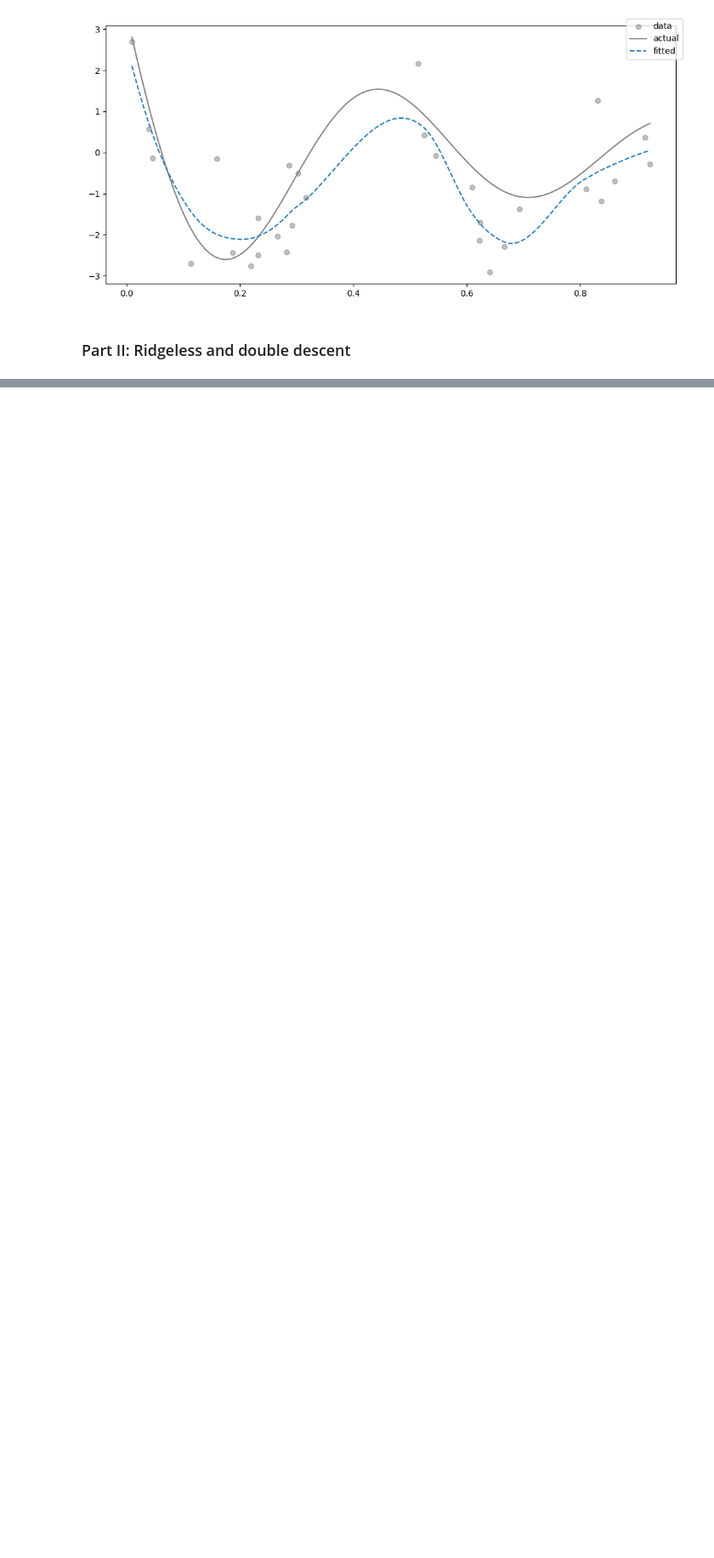
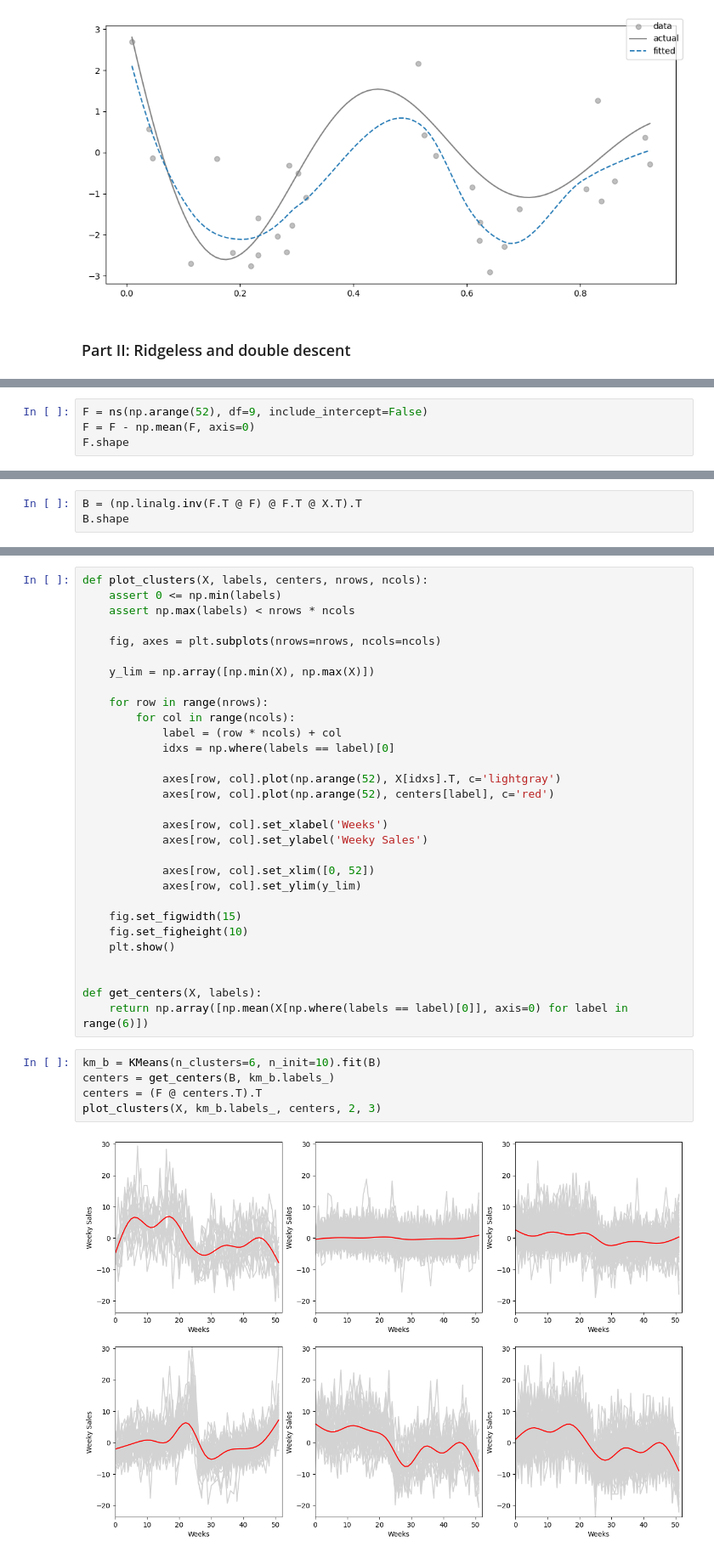
Before and after one commit to oliviagd/psl, a Jupyter notebook: coding_3/coding3.ipynb, the cells around one changed output, grey strips where cells are left out. Shown at 85% size. Cells and saved outputs as stored; diff of their text form; blank space fills up the shorter version.

```diff
--- a/coding_3/coding3.ipynb
+++ b/coding_3/coding3.ipynb
@@ -98,0 +207,4 @@ plt.show()
+# %%
+F = ns(np.arange(52), df=9, include_intercept=False)
+F = F - np.mean(F, axis=0)
+F.shape
@@ -98,0 +213,3 @@ plt.show()
+# %%
+B = (np.linalg.inv(F.T @ F) @ F.T @ X.T).T
+B.shape
@@ -98,0 +220,37 @@ plt.show()
+# %%
+def plot_clusters(X, labels, centers, nrows, ncols):
+    assert 0 <= np.min(labels)
+    assert np.max(labels) < nrows * ncols
+
+    fig, axes = plt.subplots(nrows=nrows, ncols=ncols)
+
+    y_lim = np.array([np.min(X), np.max(X)])
+
+    for row in range(nrows):
+        for col in range(ncols):
+            label = (row * ncols) + col
+            idxs = np.where(labels == label)[0]
+
+            axes[row, col].plot(np.arange(52), X[idxs].T, c='lightgray')
+            axes[row, col].plot(np.arange(52), centers[label], c='red')
+
+            axes[row, col].set_xlabel('Weeks')
+            axes[row, col].set_ylabel('Weeky Sales')
+
+            axes[row, col].set_xlim([0, 52])
+            axes[row, col].set_ylim(y_lim)
+
+    fig.set_figwidth(15)
+    fig.set_figheight(10)
+    plt.show()
+
+
+def get_centers(X, labels):
+    return np.array([np.mean(X[np.where(labels == label)[0]], axis=0) for label in range(6)])
+# %%
+km_b = KMeans(n_clusters=6, n_init=10).fit(B)
+centers = get_centers(B, km_b.labels_)
+centers = (F @ centers.T).T
+plot_clusters(X, km_b.labels_, centers, 2, 3)
+# %% [output]
+[figure, added]
```
Also changed, not shown: parts of 13 cells of this notebook, 1 other file.
